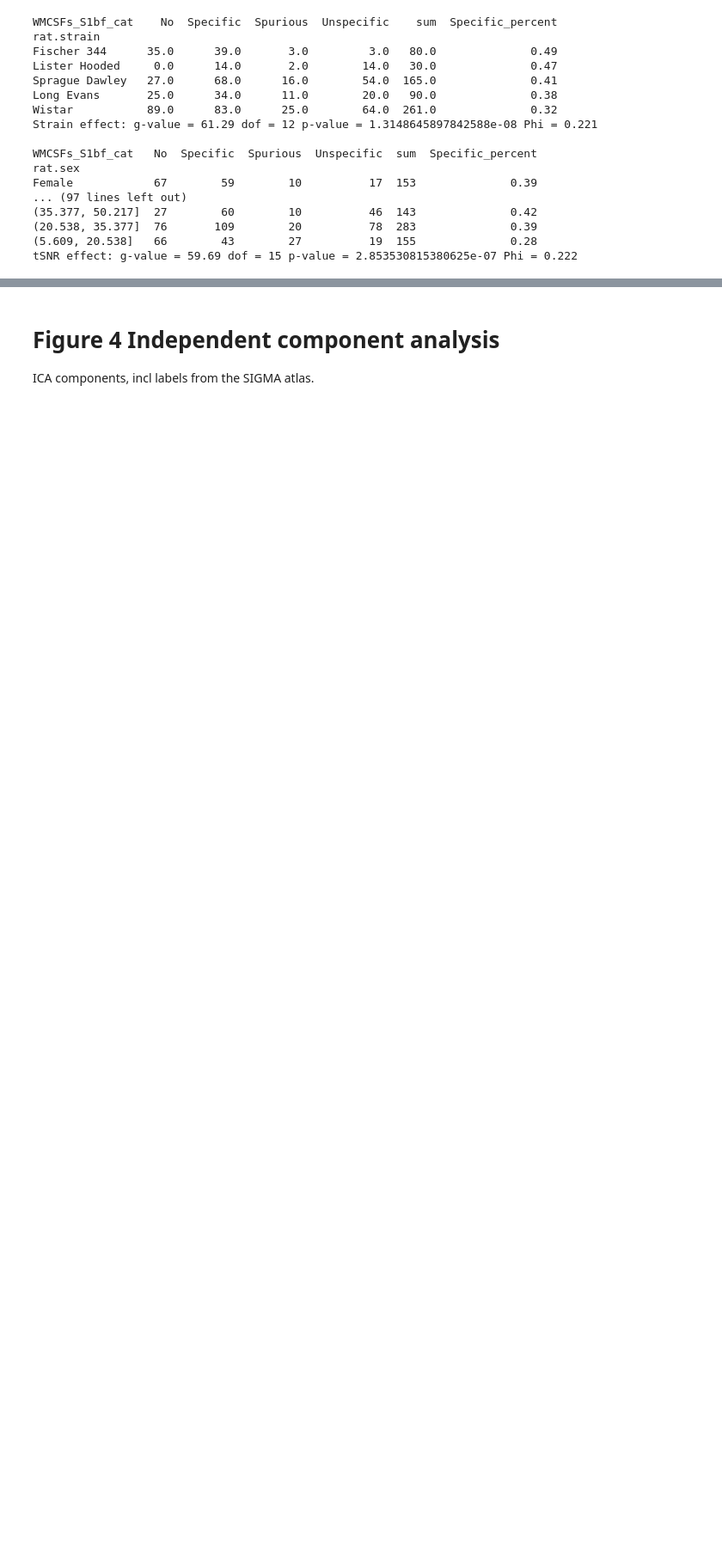
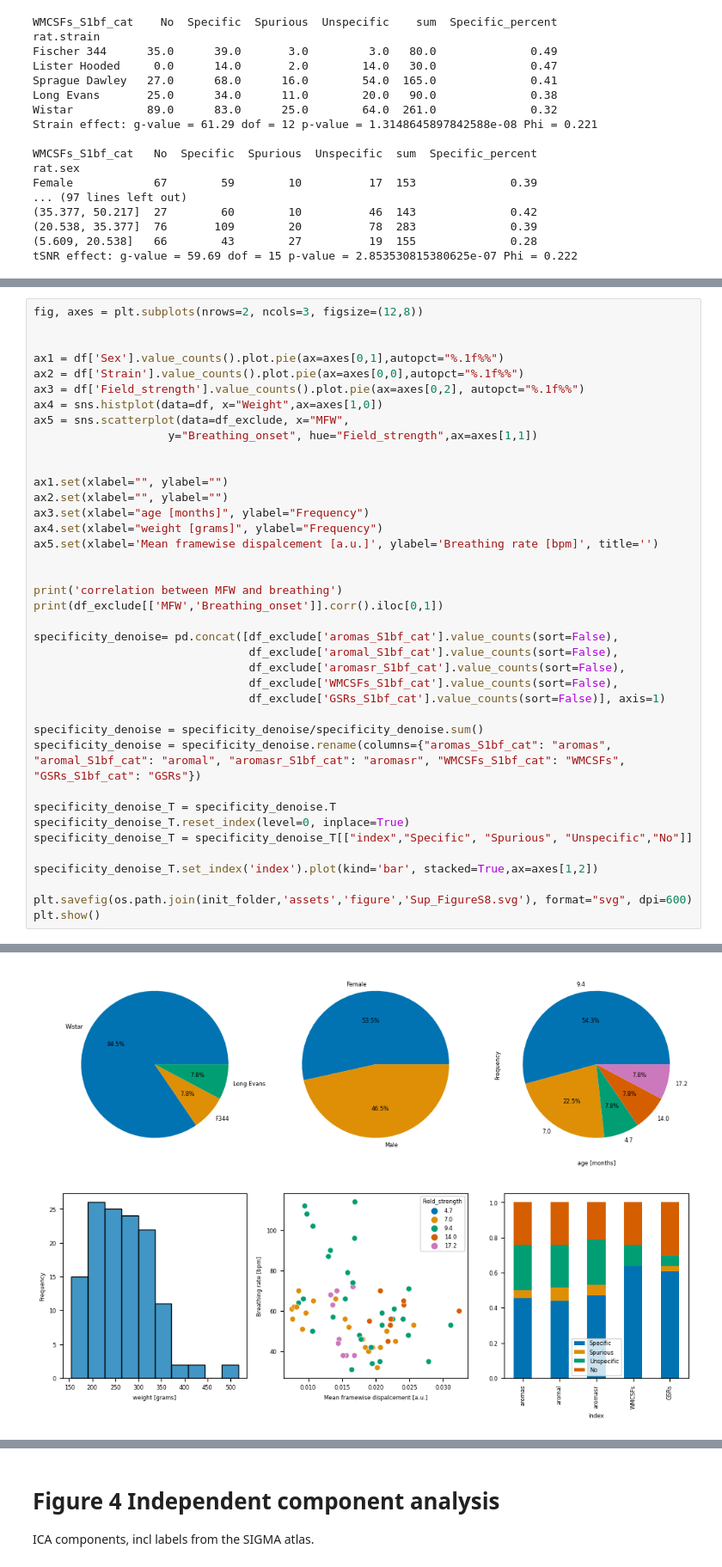
Before and after one commit to grandjeanlab/MultiRat, a Jupyter notebook: scripts/proj_mauscript.ipynb, the cells around one changed output, grey strips where cells are left out. Shown at 86% size. Cells and saved outputs as stored; diff of their text form; blank space fills up the shorter version.

```diff
--- a/scripts/proj_mauscript.ipynb
+++ b/scripts/proj_mauscript.ipynb
@@ -746,0 +856,40 @@ f. FC incidence map
+# %%
+fig, axes = plt.subplots(nrows=2, ncols=3, figsize=(12,8))
+
+
+ax1 = df['Sex'].value_counts().plot.pie(ax=axes[0,1],autopct="%.1f%%")
+ax2 = df['Strain'].value_counts().plot.pie(ax=axes[0,0],autopct="%.1f%%")
+ax3 = df['Field_strength'].value_counts().plot.pie(ax=axes[0,2], autopct="%.1f%%")
+ax4 = sns.histplot(data=df, x="Weight",ax=axes[1,0])
+ax5 = sns.scatterplot(data=df_exclude, x="MFW",
+                    y="Breathing_onset", hue="Field_strength",ax=axes[1,1])
+
+
+ax1.set(xlabel="", ylabel="")
+ax2.set(xlabel="", ylabel="")
+ax3.set(xlabel="age [months]", ylabel="Frequency")
+ax4.set(xlabel="weight [grams]", ylabel="Frequency")
+ax5.set(xlabel='Mean framewise dispalcement [a.u.]', ylabel='Breathing rate [bpm]', title='')
+
+
+print('correlation between MFW and breathing')
+print(df_exclude[['MFW','Breathing_onset']].corr().iloc[0,1])
+
+specificity_denoise= pd.concat([df_exclude['aromas_S1bf_cat'].value_counts(sort=False),
+                                df_exclude['aromal_S1bf_cat'].value_counts(sort=False),
+                                df_exclude['aromasr_S1bf_cat'].value_counts(sort=False),
+                                df_exclude['WMCSFs_S1bf_cat'].value_counts(sort=False),
+                                df_exclude['GSRs_S1bf_cat'].value_counts(sort=False)], axis=1)
+
+specificity_denoise = specificity_denoise/specificity_denoise.sum()
+specificity_denoise = specificity_denoise.rename(columns={"aromas_S1bf_cat": "aromas", "aromal_S1bf_cat": "aromal", "aromasr_S1bf_cat": "aromasr", "WMCSFs_S1bf_cat": "WMCSFs", "GSRs_S1bf_cat": "GSRs"})
+
+specificity_denoise_T = specificity_denoise.T
+specificity_denoise_T.reset_index(level=0, inplace=True)
+specificity_denoise_T = specificity_denoise_T[["index","Specific", "Spurious", "Unspecific","No"]]
+
+specificity_denoise_T.set_index('index').plot(kind='bar', stacked=True,ax=axes[1,2])
+
+plt.savefig(os.path.join(init_folder,'assets','figure','Sup_FigureS8.svg'), format="svg", dpi=600)
+plt.show()
+# %% [output]
@@ -746,0 +898 @@ f. FC incidence map
+[figure, added]
```
Also changed, not shown: parts of 14 cells of this notebook, 16 other files.
